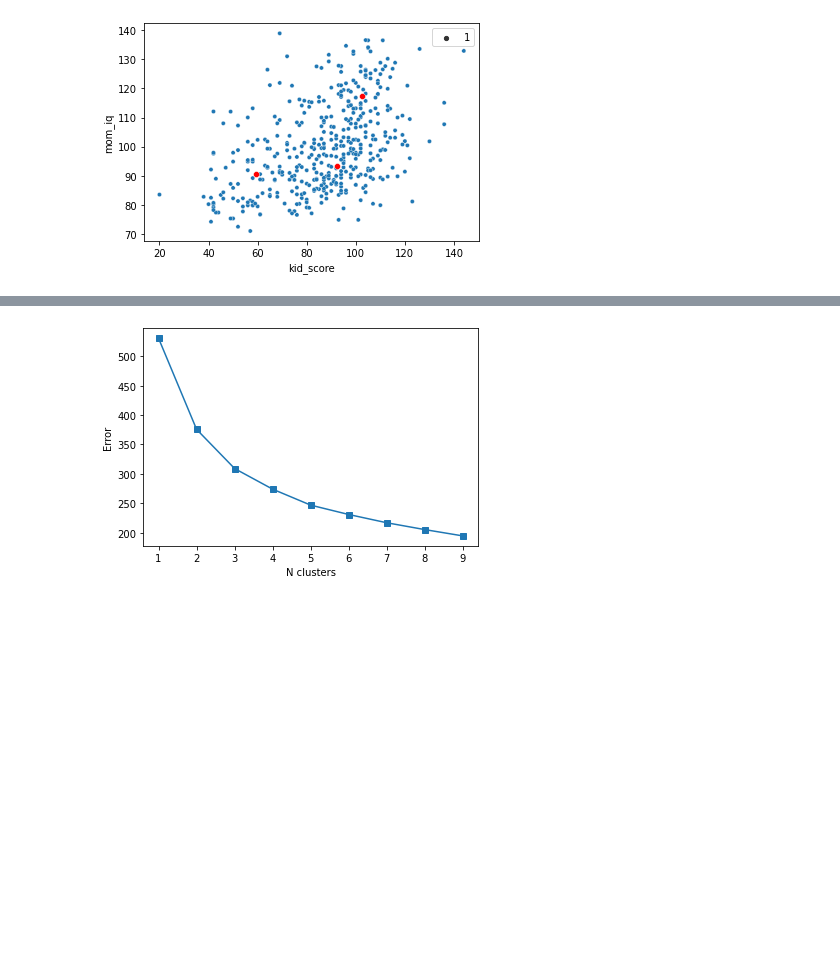
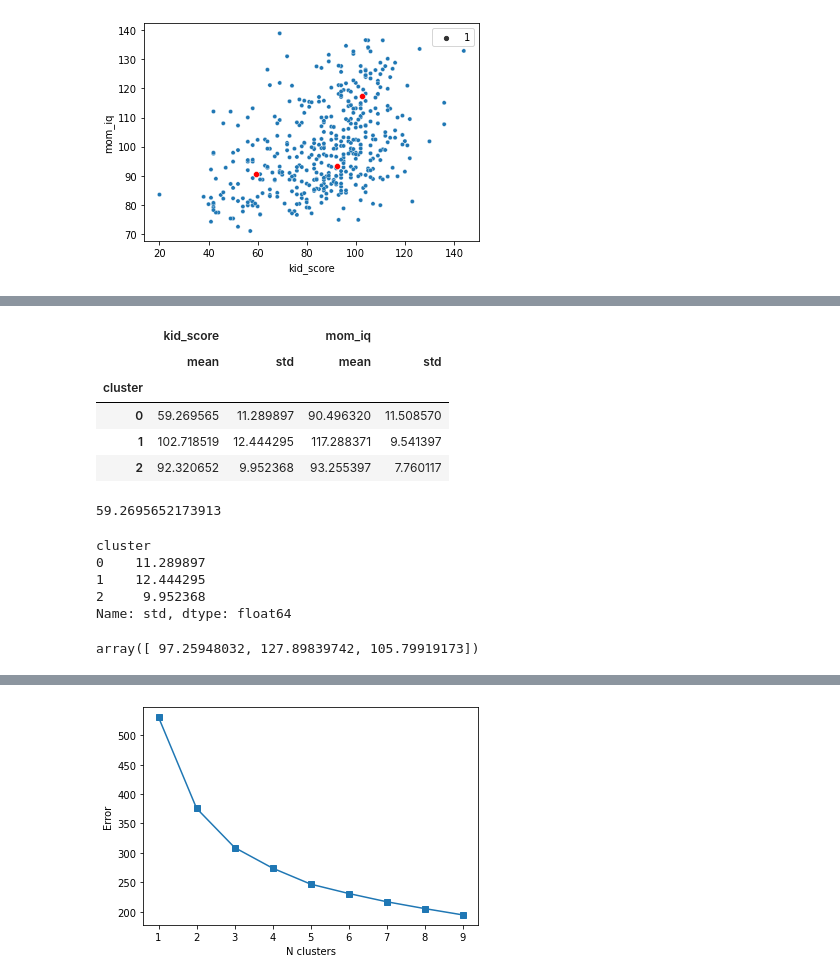
Before and after one commit to vvseva/DS_DAPS, a Jupyter notebook: 1-lab/summarization.ipynb, the cells around one changed output, grey strips where cells are left out. Drawn from its saved outputs; the diff is of its cells as text; code cells hidden in the pictures; blank space fills up the shorter version.

```diff
--- a/1-lab/summarization.ipynb
+++ b/1-lab/summarization.ipynb
@@ -460,0 +479,32 @@ sns.scatterplot(data = two_dim,
+# %%
+df_cluster_agg = res.groupby("cluster")[['kid_score', 'mom_iq']].\
+    agg({
+    'kid_score' : ['mean', 'std'],
+    'mom_iq' : ['mean', 'std']
+})
+    # agg(m = ('kid_score', ['mean', 'std']), s = ('mom_iq','std'))
+df_cluster_agg
+# %% [output]
+|  | kid_score |  | mom_iq |  |
+|  | mean | std | mean | std |
+| cluster |  |  |  |  |
+| 0 | 59.269565 | 11.289897 | 90.496320 | 11.508570 |
+| 1 | 102.718519 | 12.444295 | 117.288371 | 9.541397 |
+| 2 | 92.320652 | 9.952368 | 93.255397 | 7.760117 |
+# %%
+df_cluster_agg['kid_score']['mean'][0]
+# %% [output]
+59.2695652173913
+# %%
+df_cluster_agg['kid_score']['mean']
+df_cluster_agg['kid_score']['std']
+# %% [output]
+cluster
+0    11.289897
+1    12.444295
+2     9.952368
+Name: std, dtype: float64
+# %%
+np.random.normal(df_cluster_agg['kid_score']['mean'], df_cluster_agg['kid_score']['std'])
+# %% [output]
+array([ 97.25948032, 127.89839742, 105.79919173])
```
Also changed, not shown: parts of 4 cells of this notebook.
